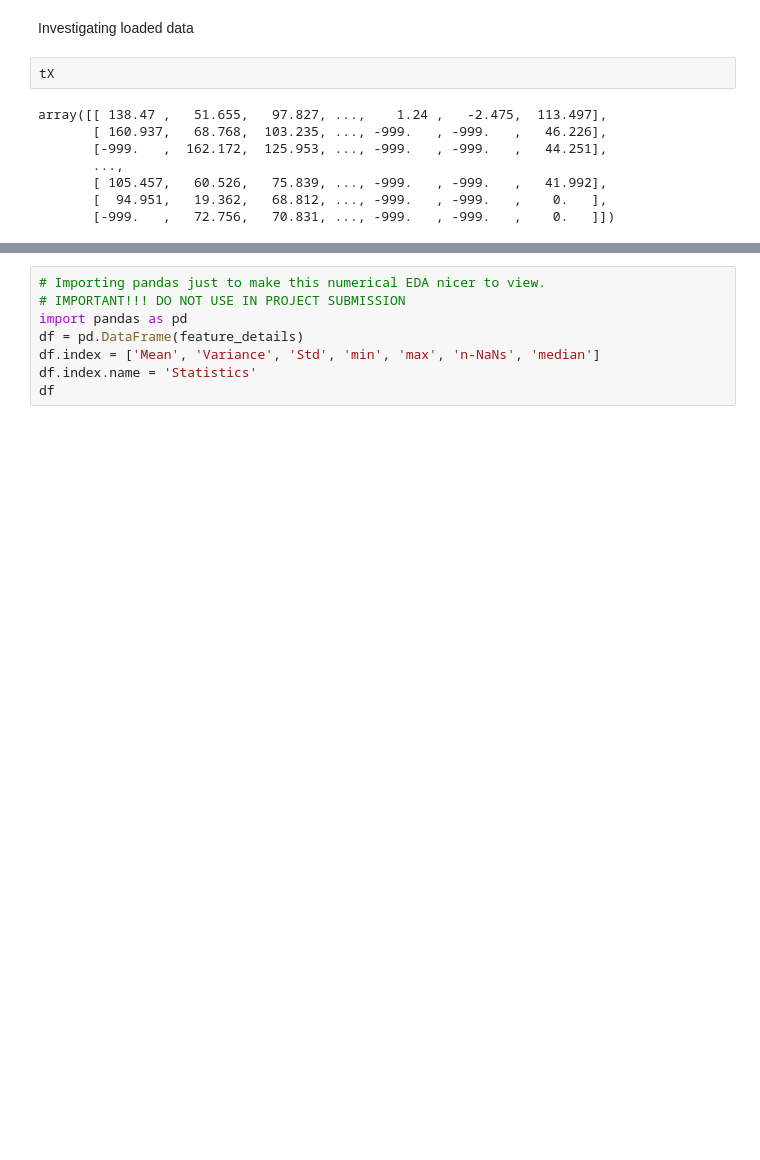
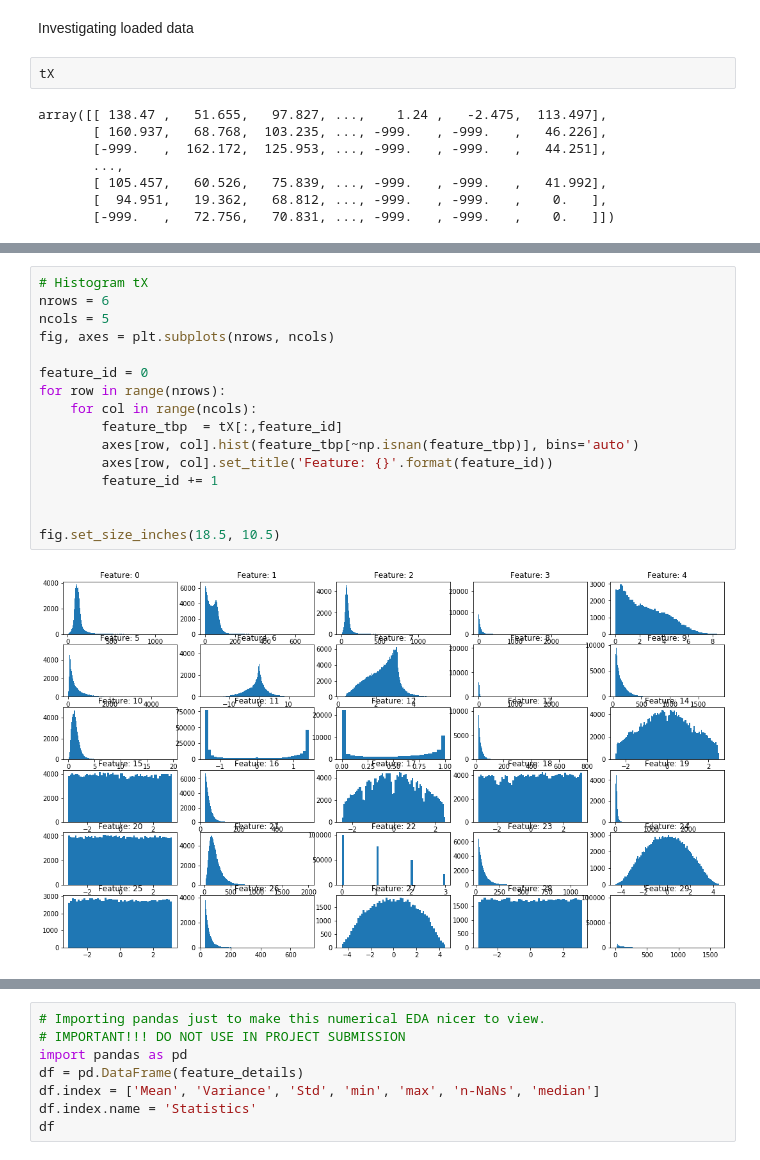
Before and after one commit to clelf/ML_Project1, a Jupyter notebook: scripts/project1-Jostein.ipynb, the cells around one changed output, grey strips where cells are left out. Cells and saved outputs as stored; diff of their text form; blank space fills up the shorter version.

```diff
--- a/scripts/project1-Jostein.ipynb
+++ b/scripts/project1-Jostein.ipynb
@@ -38,0 +46,18 @@ tX
+# %%
+# Histogram tX
+nrows = 6
+ncols = 5
+fig, axes = plt.subplots(nrows, ncols)
+
+feature_id = 0
+for row in range(nrows):
+    for col in range(ncols):
+        feature_tbp  = tX[:,feature_id]
+        axes[row, col].hist(feature_tbp[~np.isnan(feature_tbp)], bins='auto')
+        axes[row, col].set_title('Feature: {}'.format(feature_id))
+        feature_id += 1
+
+
+fig.set_size_inches(18.5, 10.5)
+# %% [output]
+[figure, added]
```
Also changed, not shown: parts of 41 cells of this notebook, 1 other file.
